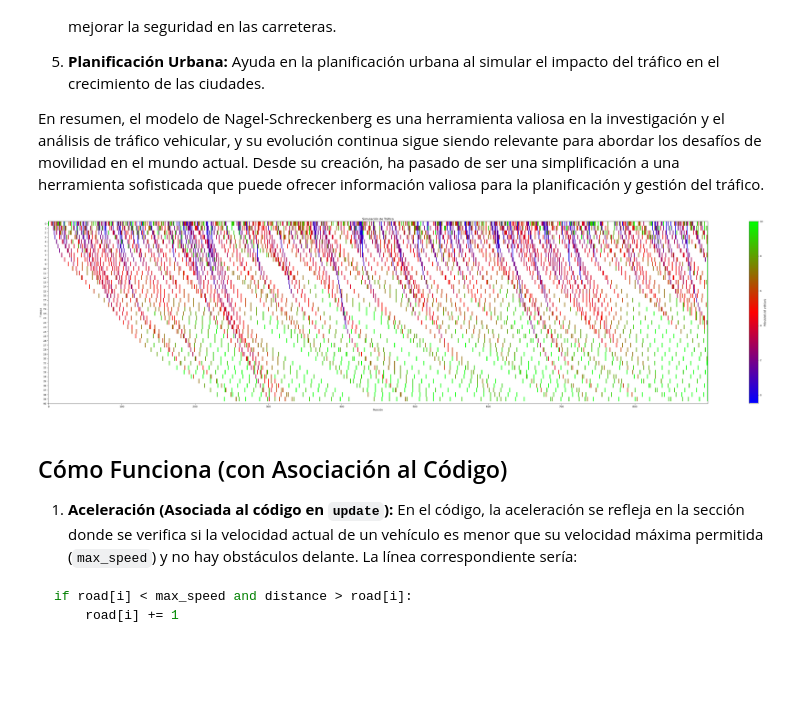
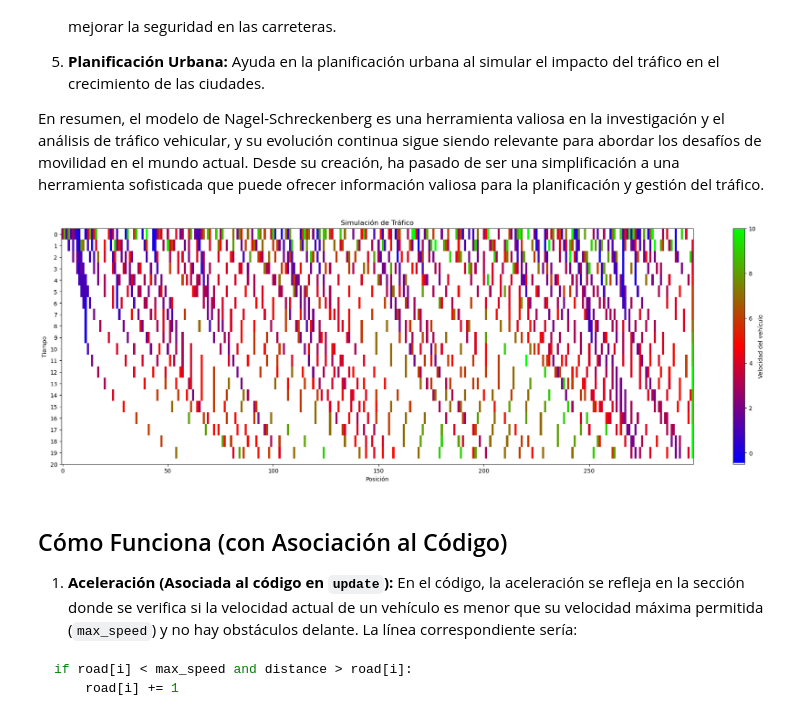
Before and after one commit to imarranz/nagel-schreckenberg-model, a Jupyter notebook: notebooks/20240109-IMA_nagel-schreckenberg-model.ipynb, the cells around one changed output. Saved outputs shown, nothing was run; the diff lists cells and outputs as text; code cells hidden in the pictures; blank space fills up the shorter version.

Commit message:
:zap::bar_chart: actualización: análisis: nuevos análisis realizados:

```diff
--- a/notebooks/20240109-IMA_nagel-schreckenberg-model.ipynb
+++ b/notebooks/20240109-IMA_nagel-schreckenberg-model.ipynb
@@ -150,18 +150,20 @@ def simulate_traffic(length, density, max_speed, p_slow, num_steps):
     fig.colorbar(heatmap,
                  label = "Velocidad del vehículo",
                  ax = ax)
+    fig.tight_layout()
+    fig.savefig(f'results/nagel-schreckenberg-model-{length}-{density}-{max_speed}-{p_slow}-{num_steps}.png')
 # %%
 if __name__ == "__main__":
 
-    ROAD_LENGTH = 900  # Longitud de la carretera
+    ROAD_LENGTH = 300  # Longitud de la carretera
     VEHICLE_DENSITY = 0.5  # Densidad de vehículos en la carretera
     MAX_VEHICLE_SPEED = 10  # Velocidad máxima de los vehículos
     SLOWDOWN_PROBABILITY = 0.3  # Probabilidad de reducir la velocidad
-    SIMULATION_STEPS = 40  # Número de pasos de simulación
+    SIMULATION_STEPS = 20  # Número de pasos de simulación
 
     simulate_traffic(ROAD_LENGTH, VEHICLE_DENSITY, MAX_VEHICLE_SPEED, SLOWDOWN_PROBABILITY, SIMULATION_STEPS)
 # %% [output]
-[figure, old version]
+[figure, new version]
 # %% [markdown]
 ## Cómo Funciona (con Asociación al Código)
 
```
